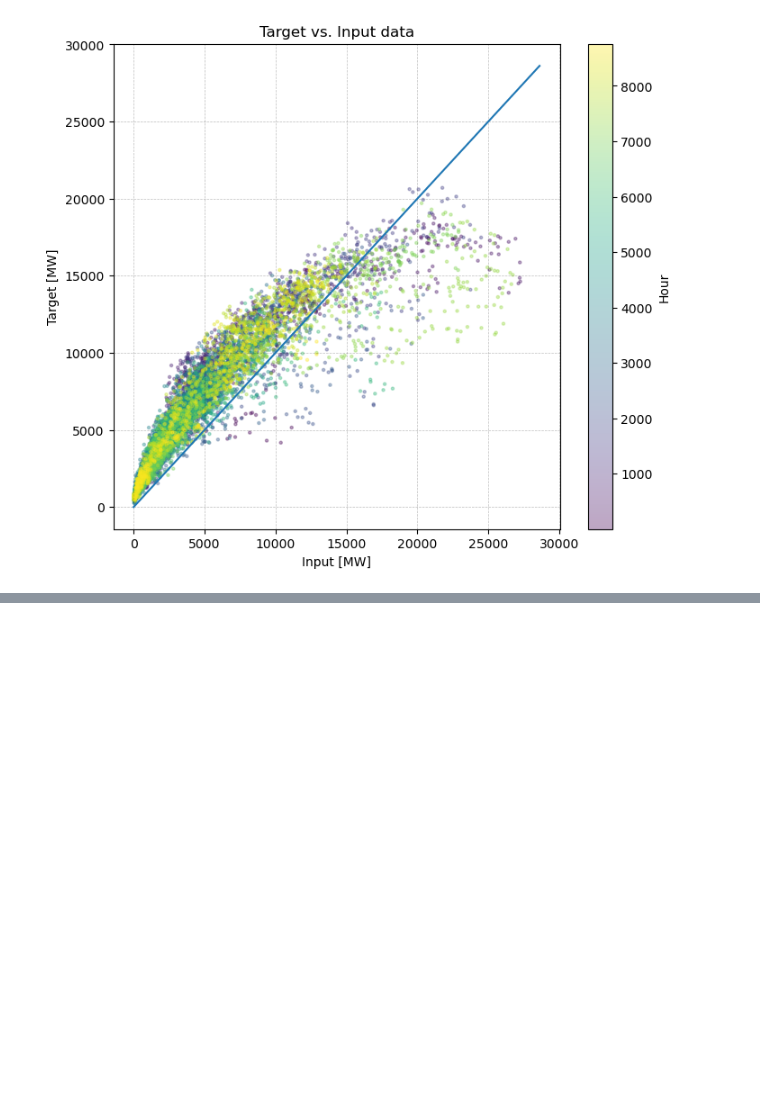
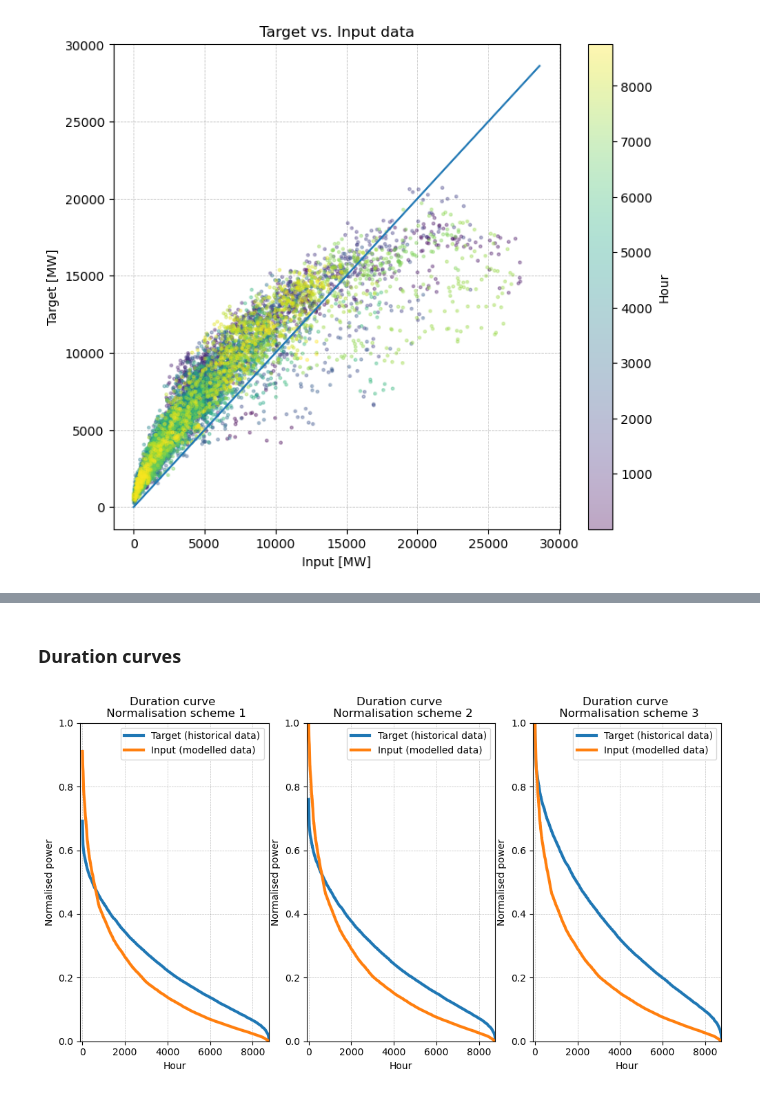
Before and after one commit to cristobal-GC/Q2Q_repository, a Jupyter notebook: notebooks/Tutorial_Creating_Q2Q_transform.ipynb, the cells around one changed output, grey strips where cells are left out. Cells and saved outputs as stored; diff of their text form; code cells hidden in the pictures; blank space fills up the shorter version.

```diff
--- a/notebooks/Tutorial_Creating_Q2Q_transform.ipynb
+++ b/notebooks/Tutorial_Creating_Q2Q_transform.ipynb
@@ -187,0 +280,30 @@ plt.plot([0, x_max],[0, x_max])
+# %% [markdown]
+### Duration curves
+# %%
+fig, axes = plt.subplots(1,3,figsize=(12,6))
+
+
+for i, ax in enumerate(axes):
+
+    df_input = dict_dfs[f'df_input_norm{i+1}']
+    df_target = dict_dfs[f'df_target_norm{i+1}']
+
+
+    ##### Duration curves
+    sorted_target = df_target['value'].sort_values(ascending=False).reset_index(drop=True)
+    sorted_input = df_input['value'].sort_values(ascending=False).reset_index(drop=True)
+
+    ##### Figure
+    ax.plot(sorted_target.values, label='Target (historical data)', linewidth=3)
+    ax.plot(sorted_input.values, label='Input (modelled data)', linewidth=3)
+
+    ax.set_title(f'Duration curve \n Normalisation scheme {i+1}')
+    ax.set_xlabel('Hour')
+    ax.set_ylabel('Normalised power')
+    ax.legend()
+    ax.grid(True, linestyle='--', linewidth=0.5, color='black', alpha=0.25)
+
+    ax.set_xlim(-100, 8760)
+    ax.set_ylim(0, 1)
+# %% [output]
+[figure, added]
```
Also changed, not shown: parts of 9 cells of this notebook, 1 other file.
